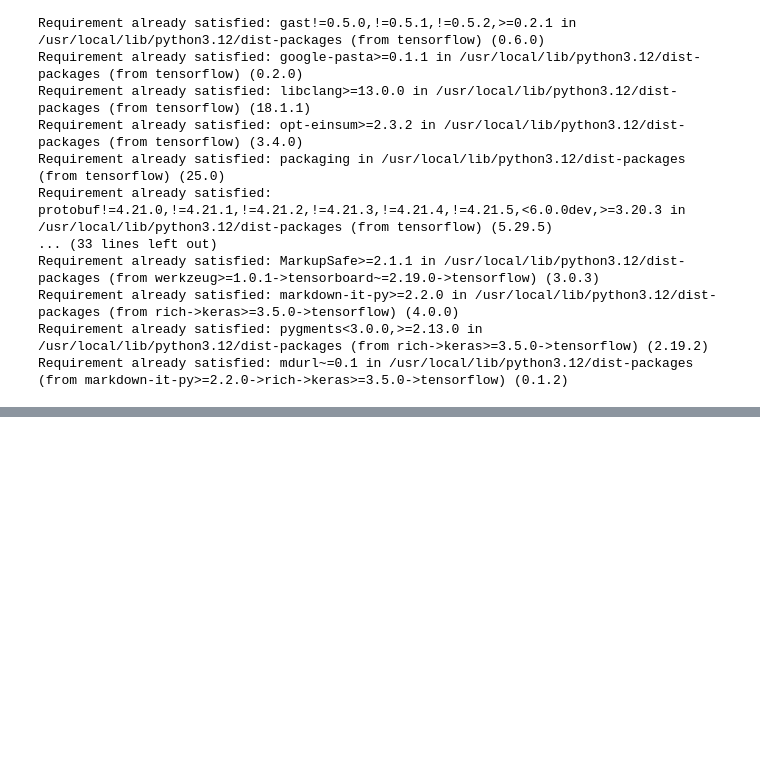
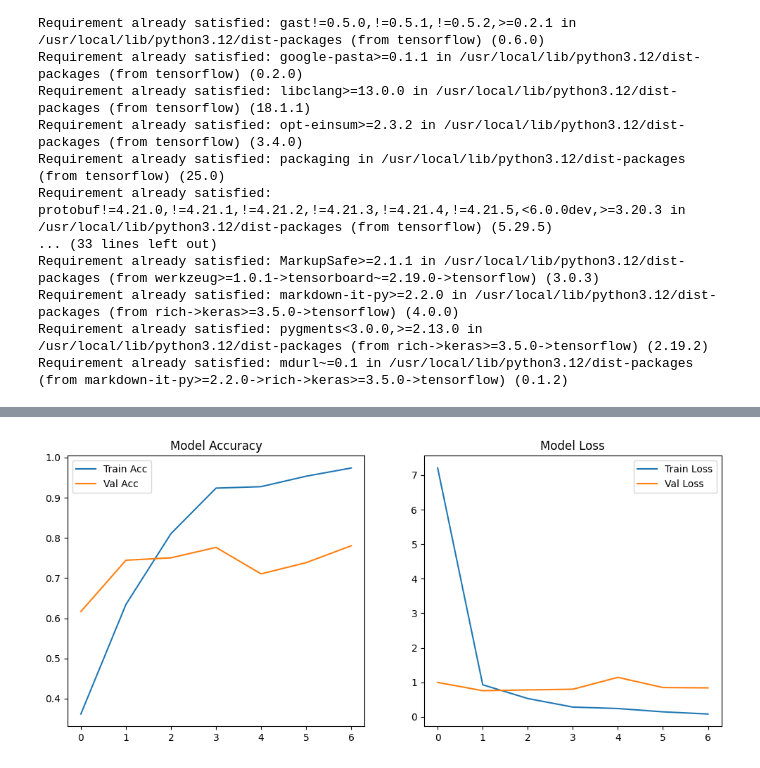
Before and after one commit to Vr18nair/Impact-of-Overfitting-in-Deep-Network---Wildlife-image-classification, a Jupyter notebook: Overfitting_in_Deep_Network.ipynb, the cells around one changed output, grey strips where cells are left out. Saved outputs shown, nothing was run; the diff lists cells and outputs as text; code cells hidden in the pictures; blank space fills up the shorter version.

```diff
--- a/Overfitting_in_Deep_Network.ipynb
+++ b/Overfitting_in_Deep_Network.ipynb
@@ -26,0 +42,7 @@ sample_data/
+# %%
+# STEP 3: Explore the dataset structure
+import os
+
+base_dir = "wildlife_data"
+for root, dirs, files in os.walk(base_dir):
+    print(root, "->", len(files), "files")
@@ -26,0 +88,10 @@ sample_data/
+# %%
+# STEP 5: Normalize pixel values (0–255 → 0–1)
+normalization_layer = layers.Rescaling(1./255)
+
+train_ds = train_ds.map(lambda x, y: (normalization_layer(x), y))
+val_ds = val_ds.map(lambda x, y: (normalization_layer(x), y))
+
+# Cache and prefetch improve performance
+train_ds = train_ds.cache().prefetch(buffer_size=tf.data.AUTOTUNE)
+val_ds = val_ds.cache().prefetch(buffer_size=tf.data.AUTOTUNE)
@@ -26,0 +139,11 @@ sample_data/
+# %%
+# STEP 7: Train model (Overfitting Scenario)
+# We use a small dataset or train for more epochs than needed
+early_stop = callbacks.EarlyStopping(monitor='val_loss', patience=5, restore_best_weights=True)
+
+history = model.fit(
+    train_ds,
+    epochs=25,
+    validation_data=val_ds,
+    callbacks=[early_stop]
+)
@@ -26,0 +165,18 @@ sample_data/
+# %%
+# STEP 8: Visualize Training vs Validation Accuracy and Loss
+def plot_history(hist):
+    plt.figure(figsize=(12,5))
+    plt.subplot(1,2,1)
+    plt.plot(hist.history['accuracy'], label='Train Acc')
+    plt.plot(hist.history['val_accuracy'], label='Val Acc')
+    plt.legend(), plt.title("Model Accuracy")
+
+    plt.subplot(1,2,2)
+    plt.plot(hist.history['loss'], label='Train Loss')
+    plt.plot(hist.history['val_loss'], label='Val Loss')
+    plt.legend(), plt.title("Model Loss")
+    plt.show()
+
+plot_history(history)
+# %% [output]
+[figure, added]
```
Also changed, not shown: parts of 11 cells of this notebook.
